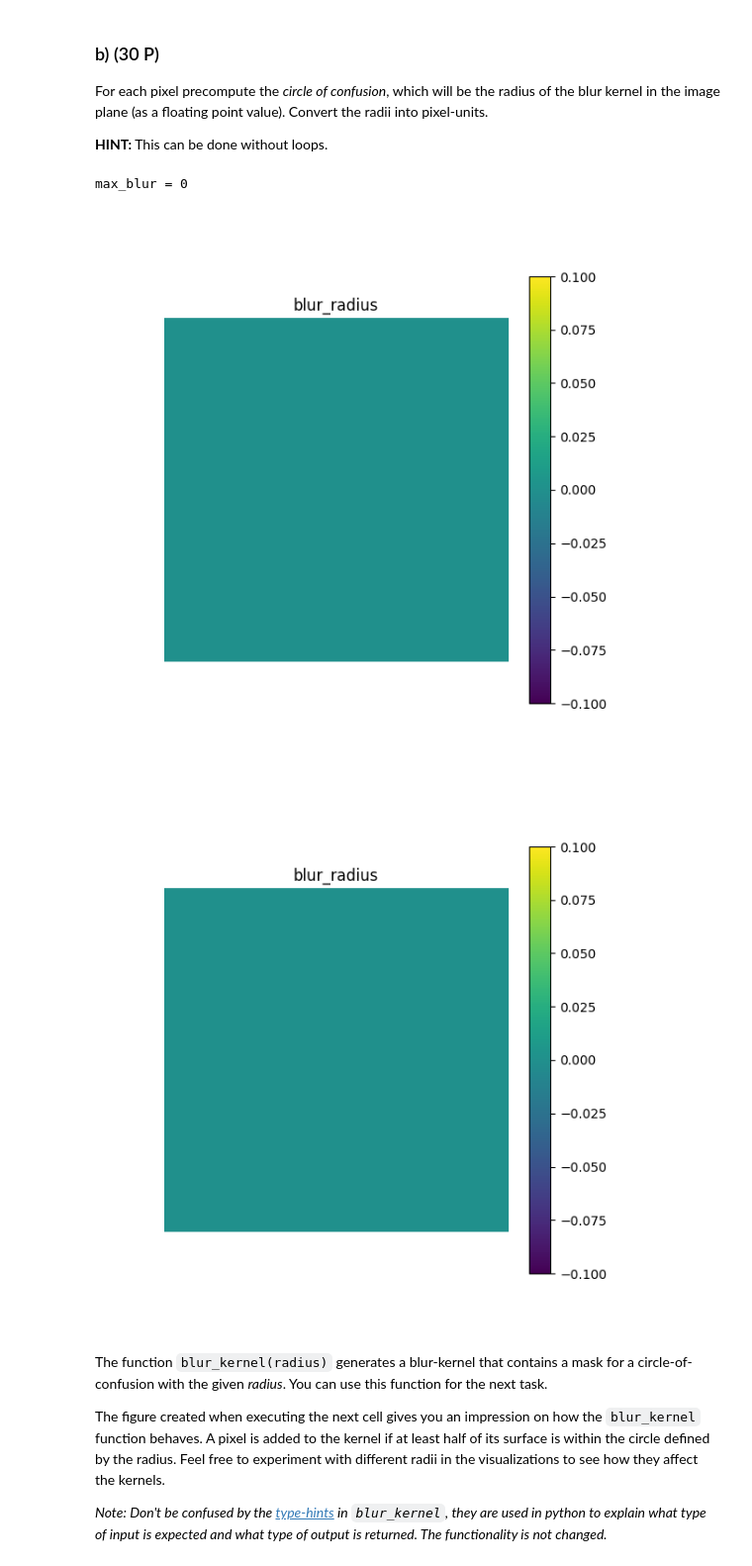
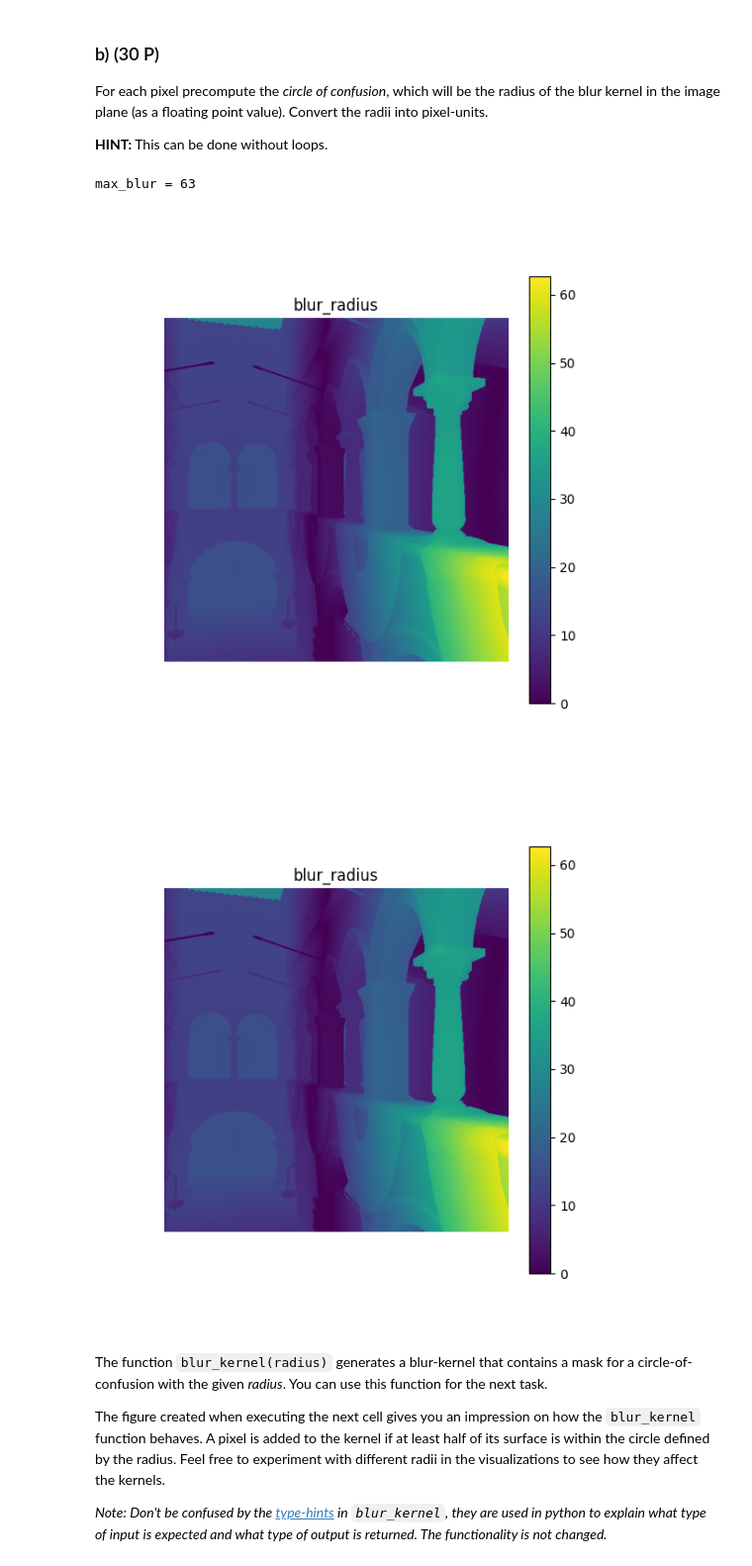
Before and after one commit to nimartin99/Computational-Photography, a Jupyter notebook: exercise_03/Depth_of_field.ipynb, the cells around one changed output. Shown at 99% size. Cells and saved outputs as stored; diff of their text form; code cells hidden in the pictures.

```diff
--- a/exercise_03/Depth_of_field.ipynb
+++ b/exercise_03/Depth_of_field.ipynb
@@ -67,7 +67,6 @@ Compute the distance from the lens plane to the image plane (distance between th
 # %%
 # Thin lens equation: 1/f = 1/z + 1/z'
 # for z = focus_distance we get the distance of the sensor to the lens
-sensor_distance = 1  # TODO: Compute sensor distance
 sensor_distance = 1 / (1 / focal_length - 1 / focus_distance)
 
 print("sensor_distance: {}".format(sensor_distance))
@@ -81,30 +80,30 @@ Convert the radii into pixel-units.
 __HINT:__ This can be done without loops.
 # %%
 # precompute the blur kernel radii for all pixels
-blur_radius = np.zeros_like(depth_image)  # TODO: compute the blur radius (circle of confusion)
+blur_radius = sensor_distance * (aperture_radius * abs(depth_image - focus_distance) / depth_image)
 
 # precompute the blur size (in pixels) for all pixels - the value of blur_radius
 # in pixels
-blur_radius_pixel = blur_radius  # TODO: convert radii to pixel units
+blur_radius_pixel = blur_radius / pixel_size
 
 
 # extract the maximum kernel size
 max_blur = int(np.ceil(np.max(blur_radius_pixel)))
 
 print("max_blur =", max_blur)
 
 # show computed maps
 fig_blur_radius = plt.figure(figsize=(6, 6))
 ax = fig_blur_radius.add_subplot(111)
 m_plot = ax.imshow(blur_radius_pixel)
 ax.set_title("blur_radius")
 ax.set_axis_off()
 fig_blur_radius.colorbar(m_plot, ax=ax)
 fig_blur_radius.show()
 # %% [output]
-max_blur = 0
+max_blur = 63
-[figure, old version]
+[figure, new version]
-[figure, old version]
+[figure, new version]
 # %% [markdown]
 The function `blur_kernel(radius)` generates a blur-kernel that contains a mask for a circle-of-confusion with the given _radius_. You can use this function for the next task.
 
```
Also changed, not shown: parts of 8 cells of this notebook.
